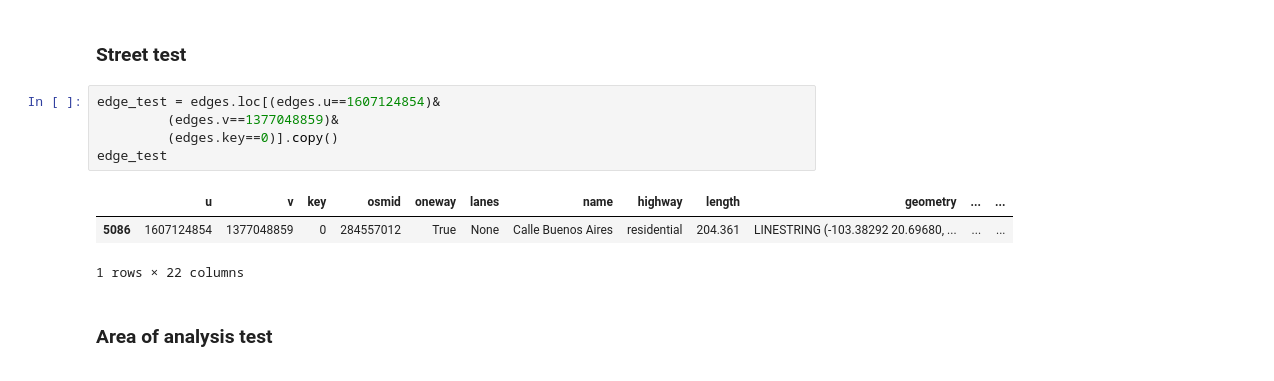
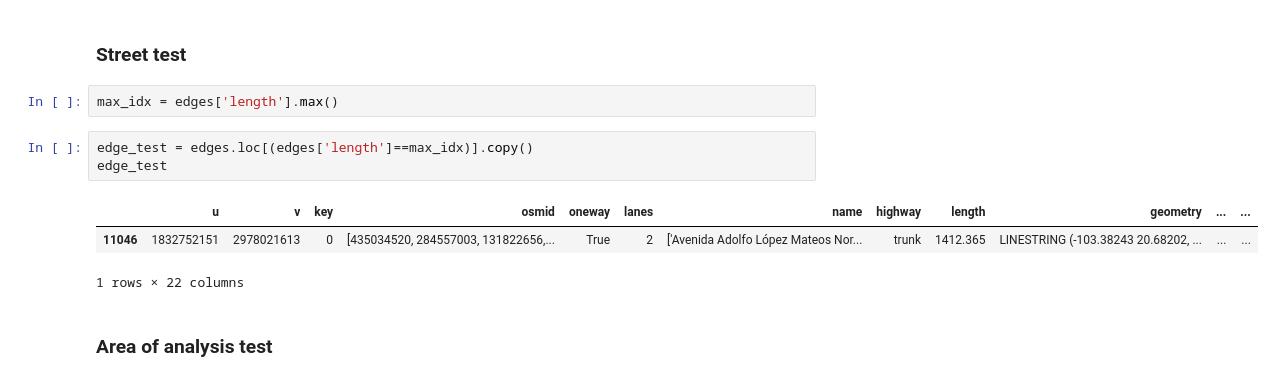
Before and after one commit to Observatorio-Ciudades/accesibilidad-urbana, a Jupyter notebook: notebooks/walking-experience/01-Testing-walking-experience.ipynb, the cells around one changed output. Cells and saved outputs as stored; diff of their text form.

```diff
--- a/notebooks/walking-experience/01-Testing-walking-experience.ipynb
+++ b/notebooks/walking-experience/01-Testing-walking-experience.ipynb
@@ -146,14 +151,14 @@ censo.head(4)
 ## Method test
 # %% [markdown]
 ### Street test
+# %%
+max_idx = edges['length'].max()
 # %%
-edge_test = edges.loc[(edges.u==1607124854)&
-         (edges.v==1377048859)&
-         (edges.key==0)].copy()
+edge_test = edges.loc[(edges['length']==max_idx)].copy()
 edge_test
 # %% [output]
 |  | u | v | key | osmid | oneway | lanes | name | highway | length | geometry | ... | ... |
-| 5086 | 1607124854 | 1377048859 | 0 | 284557012 | True | None | Calle Buenos Aires | residential | 204.361 | LINESTRING (-103.38292 20.69680, ... | ... | ... |
+| 11046 | 1832752151 | 2978021613 | 0 | [435034520, 284557003, 131822656,... | True | 2 | ['Avenida Adolfo López Mateos Nor... | trunk | 1412.365 | LINESTRING (-103.38243 20.68202, ... | ... | ... |
 1 rows × 22 columns
 # %% [markdown]
 ### Area of analysis test
```
Also changed, not shown: parts of 39 cells of this notebook.
